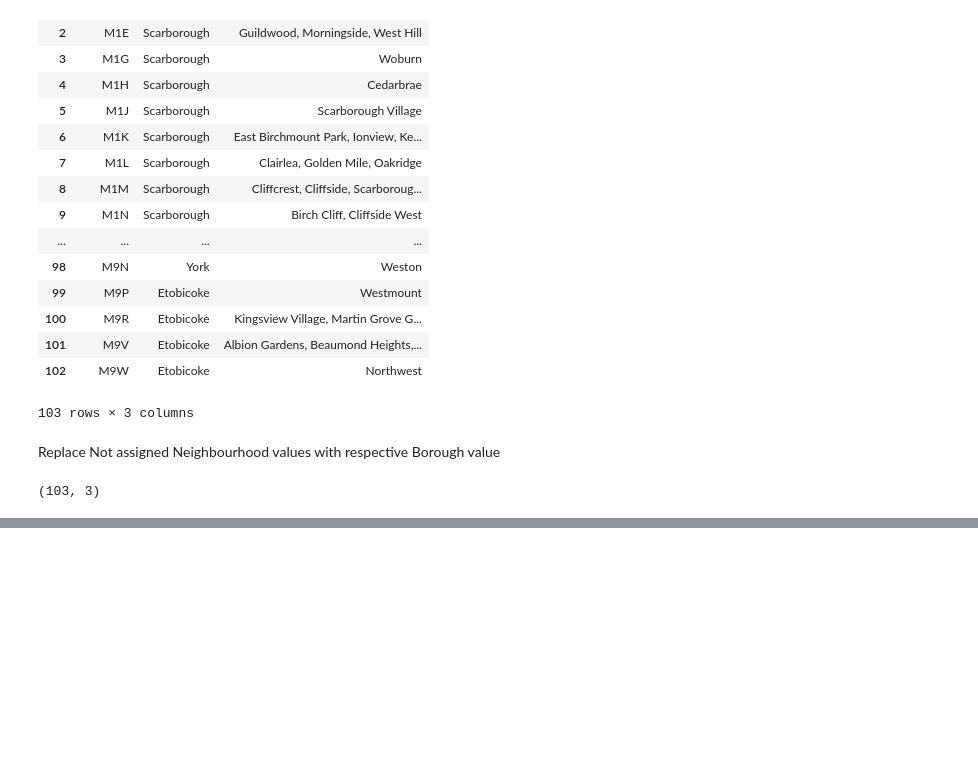
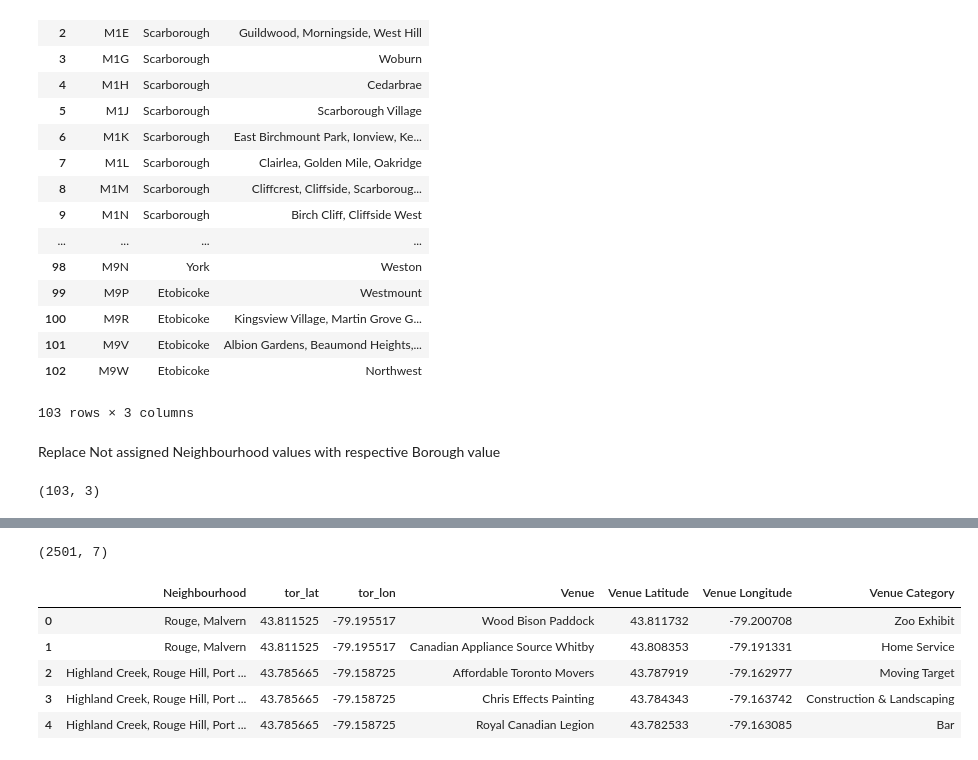
Before and after one commit to MicheleDeluchi/Coursera_Capstone, a Jupyter notebook: Clustering Neighborhoods in Toronto (part 1).ipynb, the cells around one changed output, grey strips where cells are left out. Saved outputs shown, nothing was run; the diff lists cells and outputs as text; code cells hidden in the pictures; blank space fills up the shorter version.

```diff
--- a/Clustering Neighborhoods in Toronto (part 1).ipynb
+++ b/Clustering Neighborhoods in Toronto (part 1).ipynb
@@ -84,0 +300,11 @@ data3.shape
+# %%
+print(toronto_venues.shape)
+toronto_venues.head()
+# %% [output]
+(2501, 7)
+|  | Neighbourhood | tor_lat | tor_lon | Venue | Venue Latitude | Venue Longitude | Venue Category |
+| 0 | Rouge, Malvern | 43.811525 | -79.195517 | Wood Bison Paddock | 43.811732 | -79.200708 | Zoo Exhibit |
+| 1 | Rouge, Malvern | 43.811525 | -79.195517 | Canadian Appliance Source Whitby | 43.808353 | -79.191331 | Home Service |
+| 2 | Highland Creek, Rouge Hill, Port ... | 43.785665 | -79.158725 | Affordable Toronto Movers | 43.787919 | -79.162977 | Moving Target |
+| 3 | Highland Creek, Rouge Hill, Port ... | 43.785665 | -79.158725 | Chris Effects Painting | 43.784343 | -79.163742 | Construction & Landscaping |
+| 4 | Highland Creek, Rouge Hill, Port ... | 43.785665 | -79.158725 | Royal Canadian Legion | 43.782533 | -79.163085 | Bar |
```
Also changed, not shown: parts of 26 cells of this notebook.
